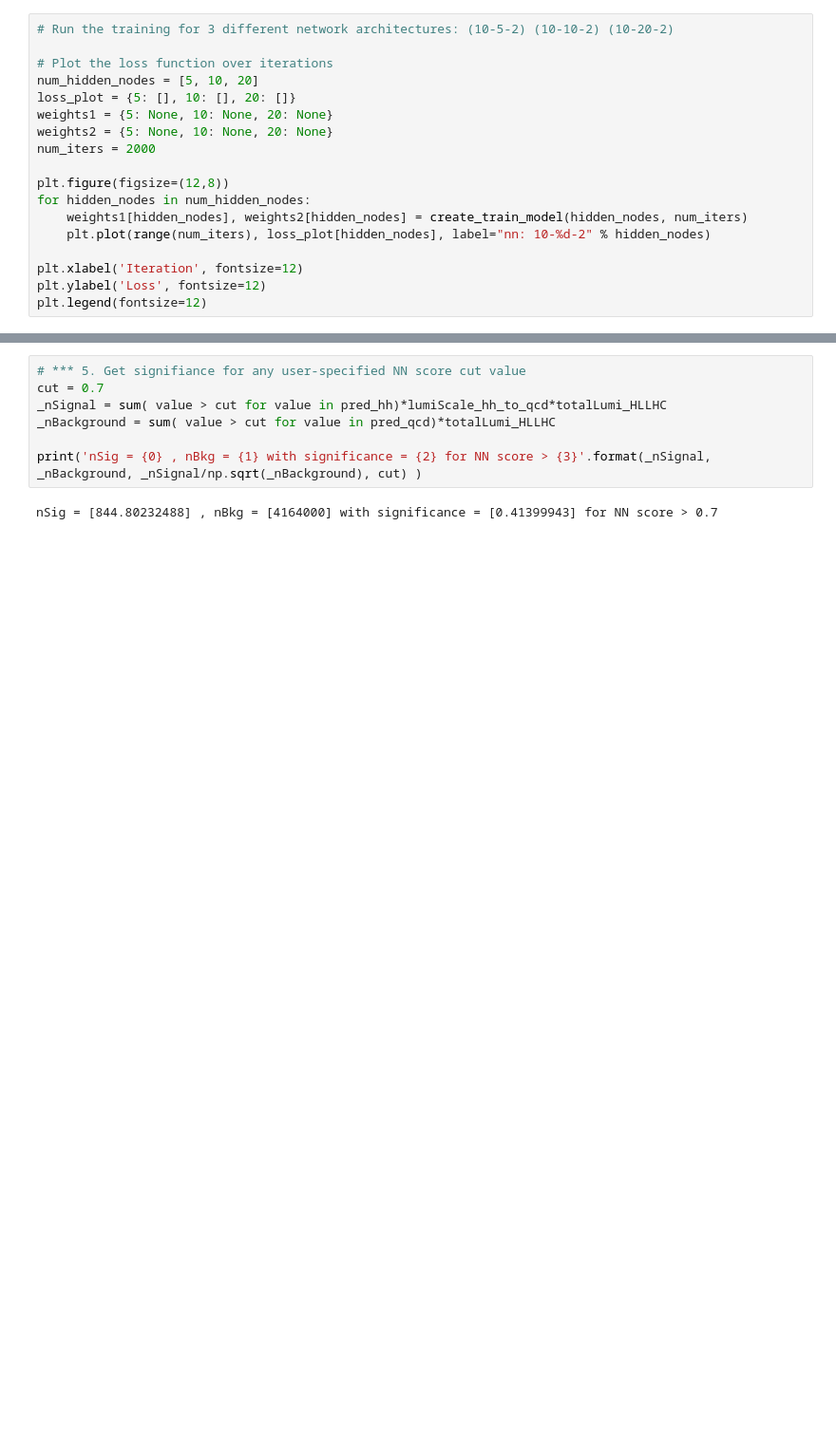
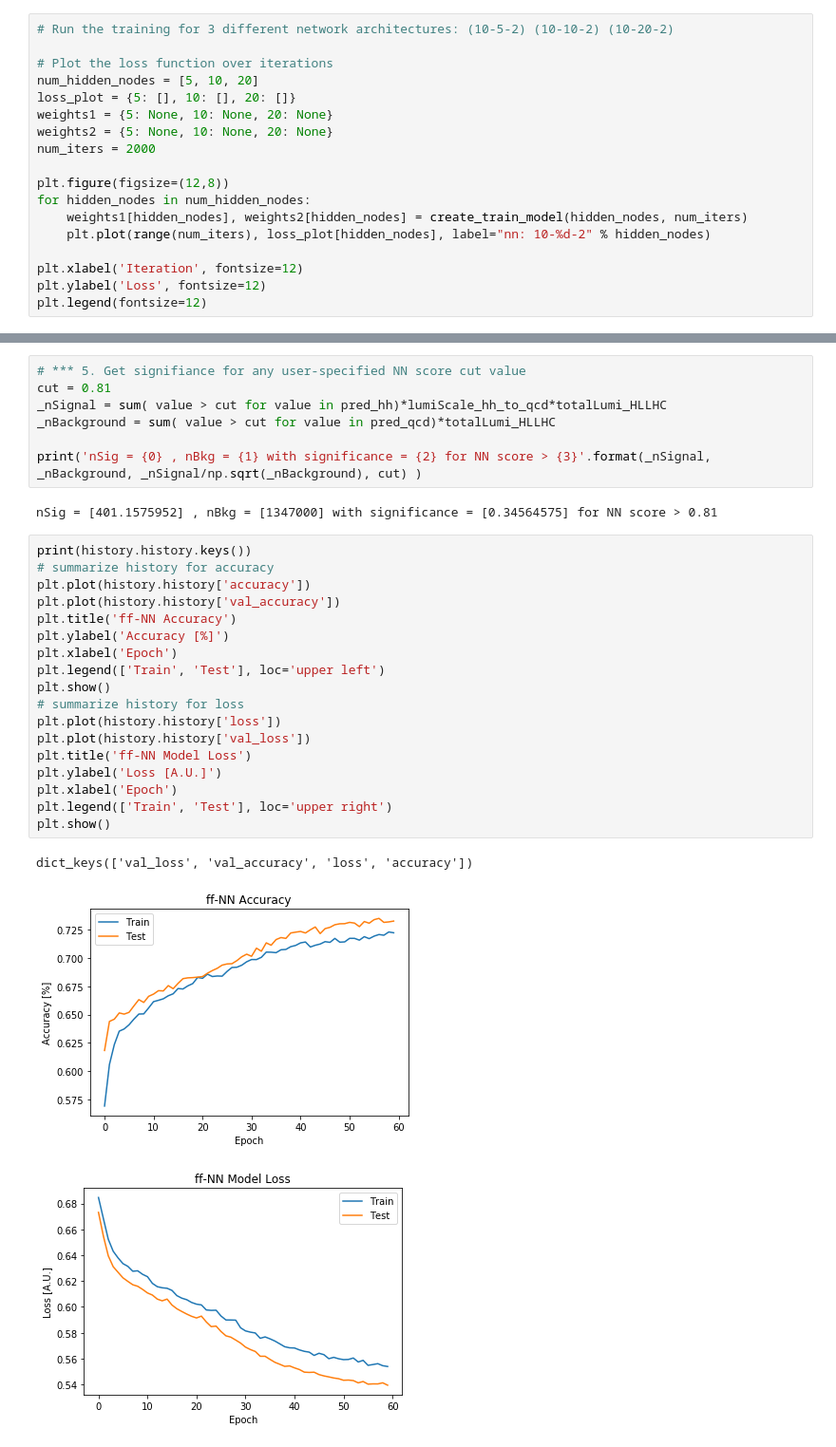
Before and after one commit to neu-physics/dihiggsMLProject, a Jupyter notebook: NeuralNetworking/tensorFlow_feedForward.ipynb, the cells around one changed output, grey strips where cells are left out. Shown at 95% size. Cells and saved outputs as stored; diff of their text form; blank space fills up the shorter version.

Commit message:
include validation loss+accuracy plots. add test/train shuffling

```diff
--- a/NeuralNetworking/tensorFlow_feedForward.ipynb
+++ b/NeuralNetworking/tensorFlow_feedForward.ipynb
@@ -265,9 +331,31 @@ nSig = [1370.70412302] , nBkg = [10077000] with significance = [0.43179548] for
 # %%
 # *** 5. Get signifiance for any user-specified NN score cut value
-cut = 0.7
+cut = 0.81
 _nSignal = sum( value > cut for value in pred_hh)*lumiScale_hh_to_qcd*totalLumi_HLLHC
 _nBackground = sum( value > cut for value in pred_qcd)*totalLumi_HLLHC
 
 print('nSig = {0} , nBkg = {1} with significance = {2} for NN score > {3}'.format(_nSignal, _nBackground, _nSignal/np.sqrt(_nBackground), cut) )
 # %% [output]
-nSig = [844.80232488] , nBkg = [4164000] with significance = [0.41399943] for NN score > 0.7
+nSig = [401.1575952] , nBkg = [1347000] with significance = [0.34564575] for NN score > 0.81
+# %%
+print(history.history.keys())
+# summarize history for accuracy
+plt.plot(history.history['accuracy'])
+plt.plot(history.history['val_accuracy'])
+plt.title('ff-NN Accuracy')
+plt.ylabel('Accuracy [%]')
+plt.xlabel('Epoch')
+plt.legend(['Train', 'Test'], loc='upper left')
+plt.show()
+# summarize history for loss
+plt.plot(history.history['loss'])
+plt.plot(history.history['val_loss'])
+plt.title('ff-NN Model Loss')
+plt.ylabel('Loss [A.U.]')
+plt.xlabel('Epoch')
+plt.legend(['Train', 'Test'], loc='upper right')
+plt.show()
+# %% [output]
+dict_keys(['val_loss', 'val_accuracy', 'loss', 'accuracy'])
+[figure, added]
+[figure, added]
```
Also changed, not shown: parts of 16 cells of this notebook.
